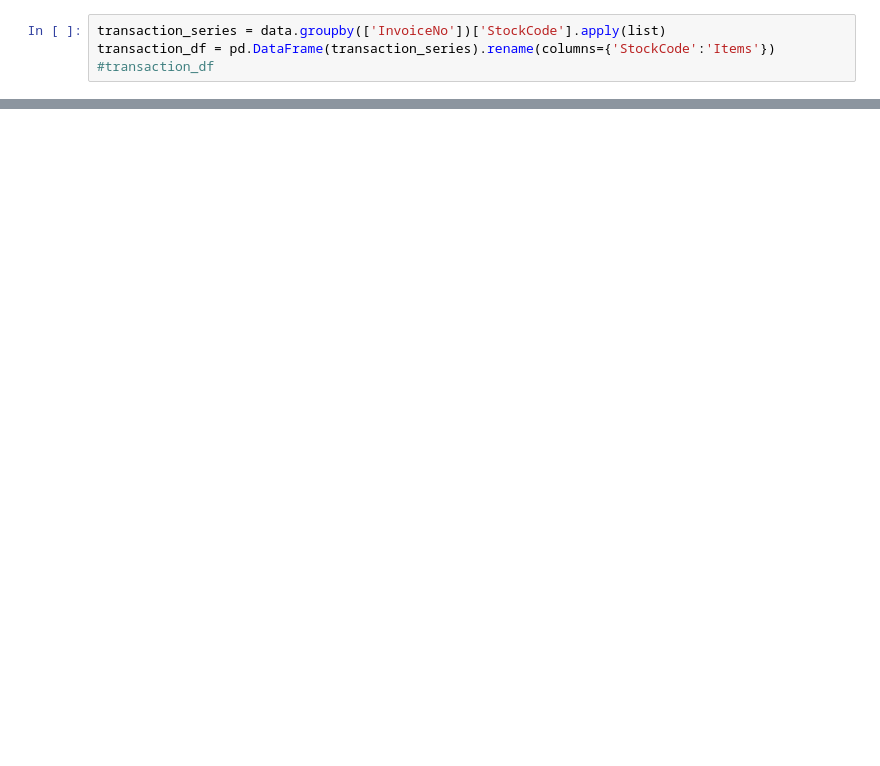
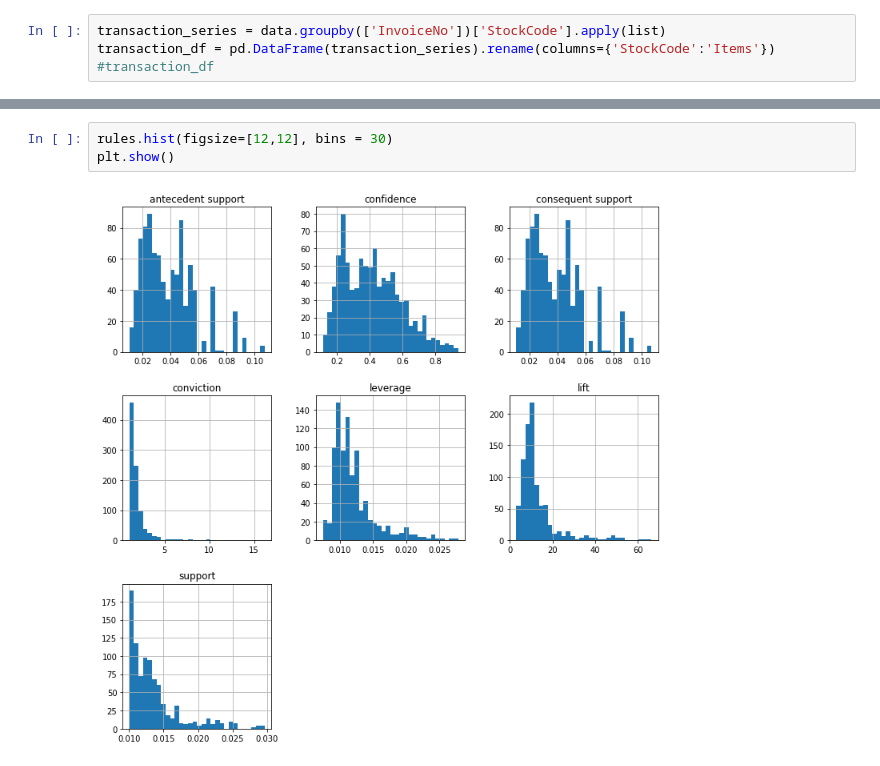
Before and after one commit to codingWithAndy/CSCM35-Big_Data_and_Data_Mining, a Jupyter notebook: Coursework 1/Coursework 1.ipynb, the cells around one changed output, grey strips where cells are left out. Drawn from its saved outputs; the diff is of its cells as text; blank space fills up the shorter version.

```diff
--- a/Coursework 1/Coursework 1.ipynb
+++ b/Coursework 1/Coursework 1.ipynb
@@ -68,0 +162,5 @@ rules
+# %%
+rules.hist(figsize=[12,12], bins = 30)
+plt.show()
+# %% [output]
+[figure, added]
```
Also changed, not shown: parts of 13 cells of this notebook, 4 other files.
